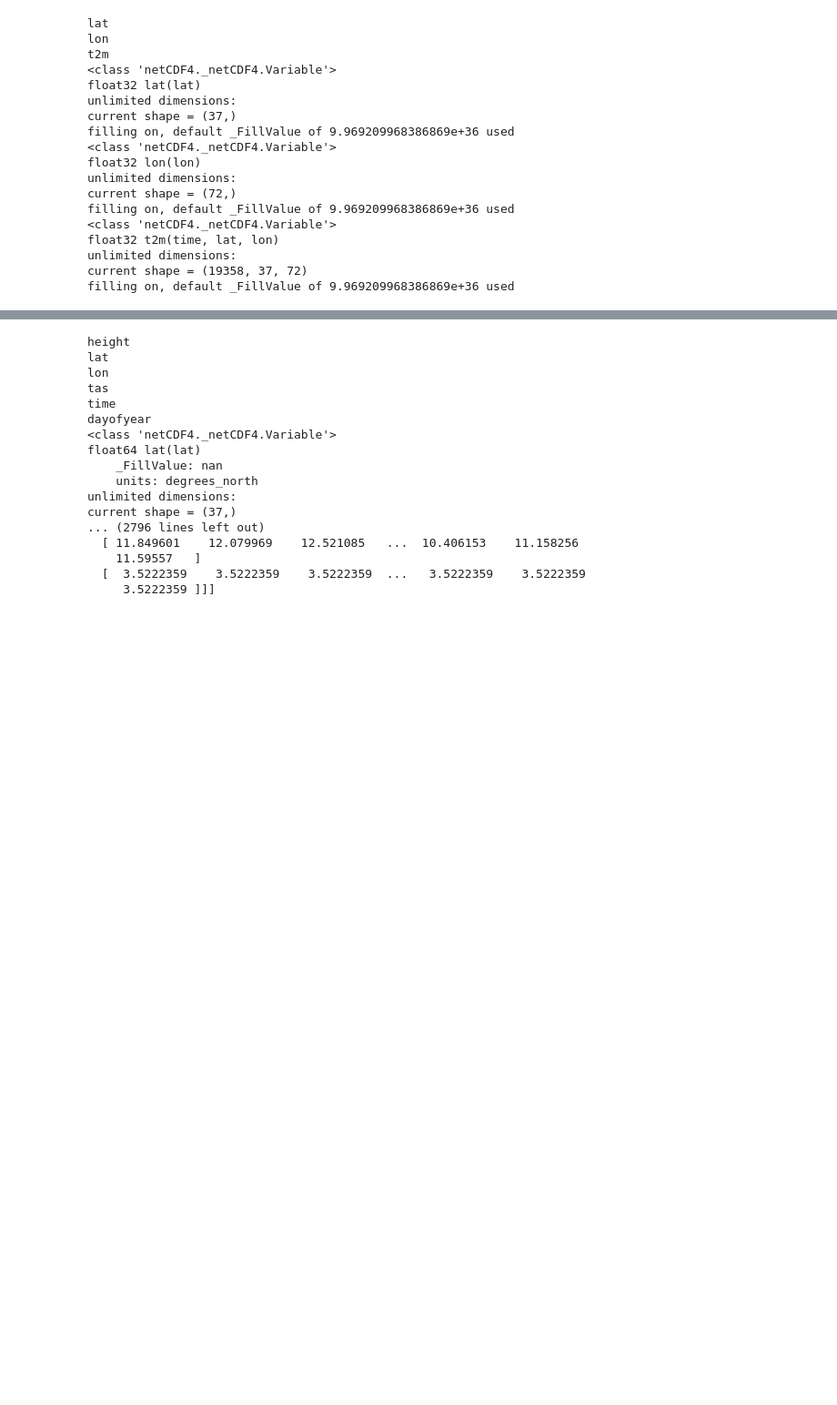
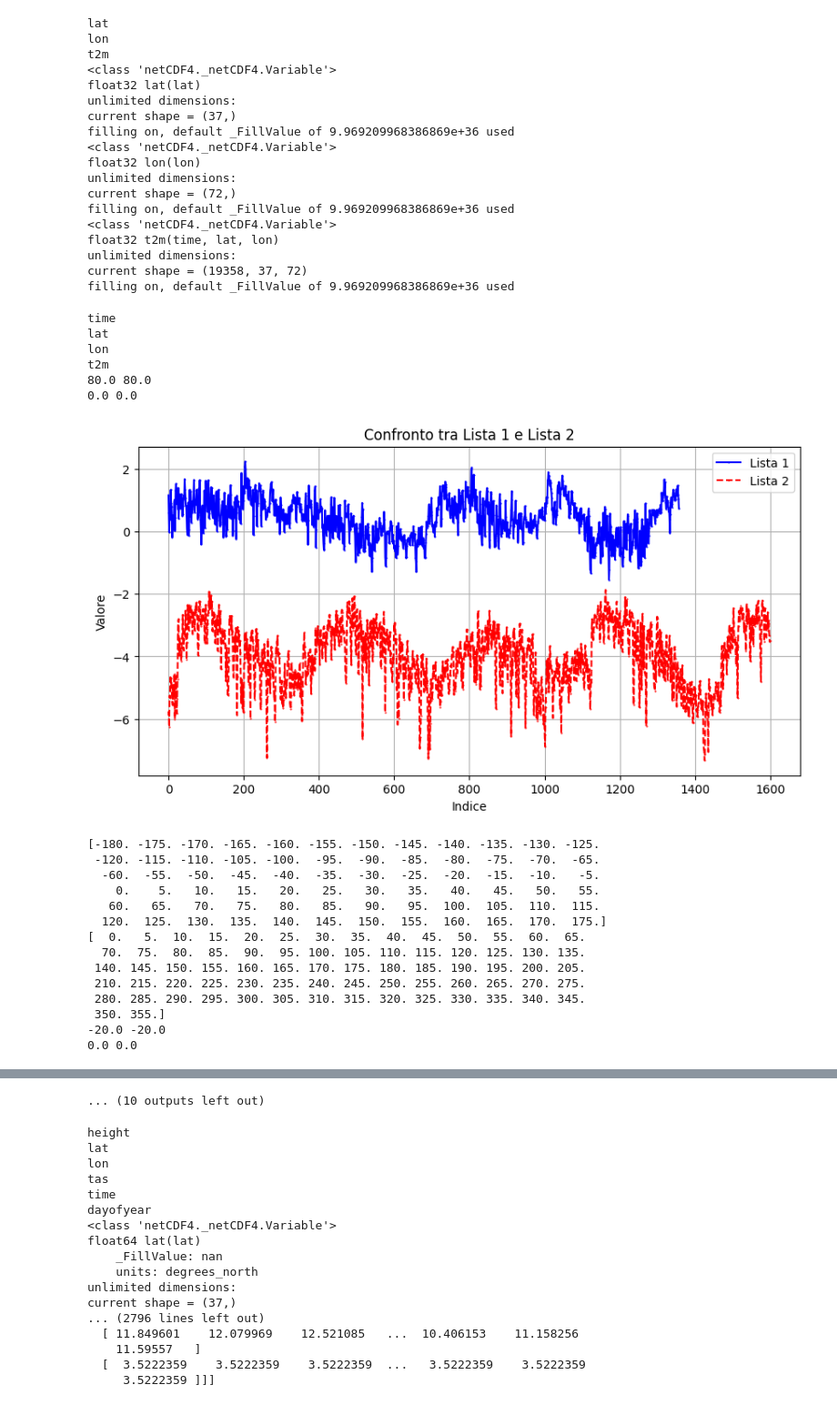
Before and after one commit to tomscag/climate_temporal_networks, a Jupyter notebook: Analysis/FUZZY COSTRUCTION.ipynb, the cells around one changed output, grey strips where cells are left out. Shown at 91% size. Cells and saved outputs as stored; diff of their text form; code cells hidden in the pictures; blank space fills up the shorter version.

```diff
--- a/Analysis/FUZZY COSTRUCTION.ipynb
+++ b/Analysis/FUZZY COSTRUCTION.ipynb
@@ -100,3 +100,82 @@ float32 t2m(time, lat, lon)
 unlimited dimensions:
 current shape = (19358, 37, 72)
 filling on, default _FillValue of 9.969209968386869e+36 used
+# %%
+import netCDF4 as nc
+from netCDF4 import Dataset
+import matplotlib.pyplot as plt
+
+def plot_two_lists(lista1, lista2):
+    """
+    Funzione che riceve due liste di valori numerici e crea un grafico a linee per confrontare questi valori.
+
+    Args:
+    lista1 (list): Prima lista di valori numerici da plottare.
+    lista2 (list): Seconda lista di valori numerici da plottare.
+
+    Returns:
+    None
+    """
+    plt.figure(figsize=(10, 5))  # Imposta la dimensione della figura
+    plt.plot(lista1, marker='o', linestyle='-', markersize =.5, color='b', label='Lista 1')  # Grafico per la prima lista
+    plt.plot(lista2, marker='o', linestyle='--', markersize =.5, color='r', label='Lista 2')  # Grafico per la seconda lista
+    plt.title("Confronto tra Lista 1 e Lista 2")  # Aggiunge un titolo al grafico
+    plt.xlabel("Indice")  # Etichetta per l'asse x
+    plt.ylabel("Valore")  # Etichetta per l'asse y
+    plt.grid(True)  # Aggiunge una griglia per facilitare la lettura
+    plt.legend()  # Mostra la legenda per distinguere le due liste
+    plt.show()  # Mostra il grafico
+# DATA
+#data1 = Dataset("K:/private/lorenzogamba,tomscag/CMIP6_2.6_projections_2022_2100_regridded_5deg.nc", 'r')
+data1 =  Dataset("C:/Users/David/OneDrive/Desktop/CLIMATE_NETWORK/data/filtered_t2m_2022_2100_5grid.nc", 'r')
+for var in data1.variables:
+    print(var)
+lat = data1.variables['lat']          #len(lat)=91
+lon = data1.variables['lon']          #len(lon)=180
+temp = data1.variables['t2m']         #len(temp)=365
+
+
+
+# DATA Daily Mean
+#dataDM = Dataset('D:/HD climatenetwork/PAPER/t2m_1970_2022_5grid.nc', 'r')
+dataDM =  Dataset("C:/Users/David/OneDrive/Desktop/CLIMATE_NETWORK/data/filtered_t2m_1970_2022_5grid.nc", 'r')
+latDM = dataDM.variables['lat']          #len(lat)=91
+lonDM = dataDM.variables['lon']          #len(lon)=180
+tempDM = dataDM.variables['t2m']         #len(temp)=365
+
+
+
+print(latDM[34], lat[34])
+print(lonDM[36], lon[0])
+
+plot_two_lists(tempDM[18000:, 14, 36], temp[:1600, 14, 0])
+print(lonDM[:])
+print(lon[:])
+for i in range(10):
+    london= 0+i
+    londtu = 36+i
+    print(latDM[14], lat[14])
+    print(lonDM[londtu], lon[london])
+    plot_two_lists(tempDM[18000:, 14, londtu], temp[:1600, 14, london])
+# %% [output]
+time
+lat
+lon
+t2m
+80.0 80.0
+0.0 0.0
+[figure, added]
+[-180. -175. -170. -165. -160. -155. -150. -145. -140. -135. -130. -125.
+ -120. -115. -110. -105. -100.  -95.  -90.  -85.  -80.  -75.  -70.  -65.
+  -60.  -55.  -50.  -45.  -40.  -35.  -30.  -25.  -20.  -15.  -10.   -5.
+    0.    5.   10.   15.   20.   25.   30.   35.   40.   45.   50.   55.
+   60.   65.   70.   75.   80.   85.   90.   95.  100.  105.  110.  115.
+  120.  125.  130.  135.  140.  145.  150.  155.  160.  165.  170.  175.]
+[  0.   5.  10.  15.  20.  25.  30.  35.  40.  45.  50.  55.  60.  65.
+  70.  75.  80.  85.  90.  95. 100. 105. 110. 115. 120. 125. 130. 135.
+ 140. 145. 150. 155. 160. 165. 170. 175. 180. 185. 190. 195. 200. 205.
+ 210. 215. 220. 225. 230. 235. 240. 245. 250. 255. 260. 265. 270. 275.
+ 280. 285. 290. 295. 300. 305. 310. 315. 320. 325. 330. 335. 340. 345.
+ 350. 355.]
+-20.0 -20.0
+0.0 0.0
@@ -103,3 +195,4 @@ filling on, default _FillValue of 9.969209968386869e+36 used
+... (10 outputs left out)
 # %%
 import netCDF4 as nc
 from netCDF4 import Dataset
```
Also changed, not shown: parts of 3 cells of this notebook, 1 other file.
